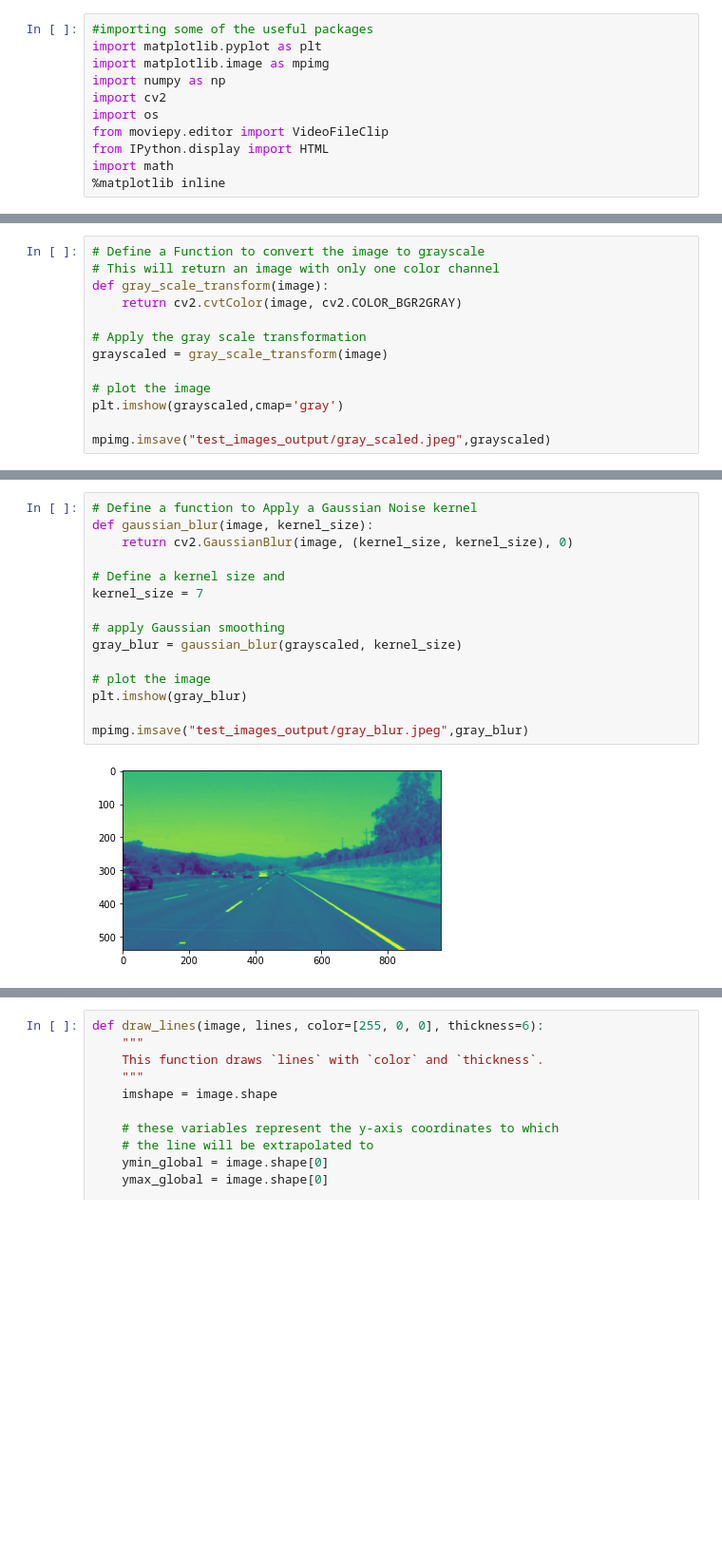
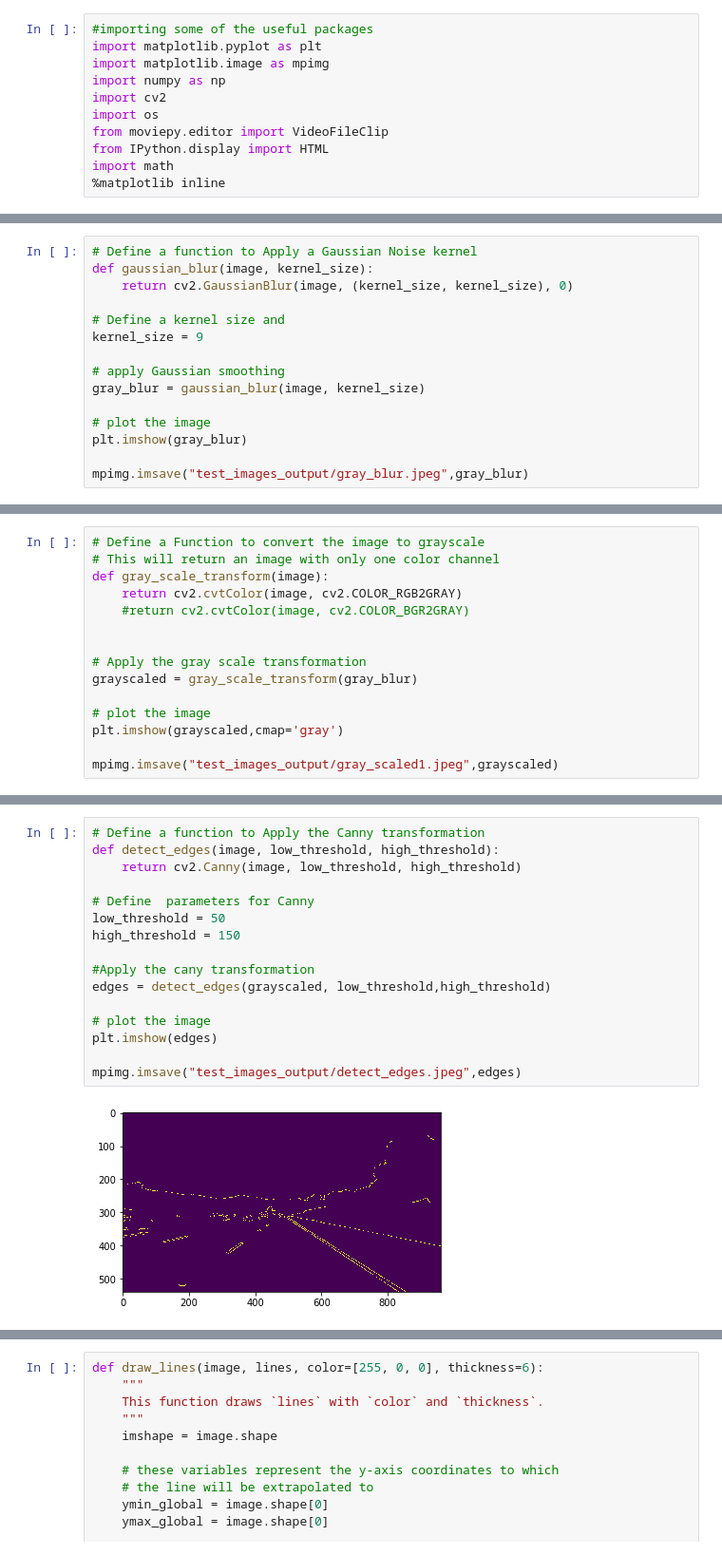
Before and after one commit to geekay2015/CarND-LaneLines-P1, a Jupyter notebook: MyP1.ipynb, the cells around one changed output, grey strips where cells are left out. Shown: that part at 95% size. Drawn from its saved outputs; the diff is of its cells as text; blank space fills up the shorter version.

Commit message:
added some more test images

```diff
--- a/MyP1.ipynb
+++ b/MyP1.ipynb
@@ -20,3 +21,18 @@ plt.imshow(image)
 This image is: <class 'numpy.ndarray'> with dimensions: (540, 960, 3)
 <matplotlib.image.AxesImage at 0x...>
 [figure]
+# %%
+# Define a function to Apply a Gaussian Noise kernel
+def gaussian_blur(image, kernel_size):
+    return cv2.GaussianBlur(image, (kernel_size, kernel_size), 0)
+
+# Define a kernel size and
+kernel_size = 9
+
+# apply Gaussian smoothing
+gray_blur = gaussian_blur(image, kernel_size)
+
+# plot the image
+plt.imshow(gray_blur)
+
+mpimg.imsave("test_images_output/gray_blur.jpeg",gray_blur)
@@ -24,13 +42,15 @@ This image is: <class 'numpy.ndarray'> with dimensions: (540, 960, 3)
 # Define a Function to convert the image to grayscale
 # This will return an image with only one color channel
 def gray_scale_transform(image):
-    return cv2.cvtColor(image, cv2.COLOR_BGR2GRAY)
+    return cv2.cvtColor(image, cv2.COLOR_RGB2GRAY)
+    #return cv2.cvtColor(image, cv2.COLOR_BGR2GRAY)
+
 
 # Apply the gray scale transformation
-grayscaled = gray_scale_transform(image)
+grayscaled = gray_scale_transform(gray_blur)
 
 # plot the image
 plt.imshow(grayscaled,cmap='gray')
 
-mpimg.imsave("test_images_output/gray_scaled.jpeg",grayscaled)
+mpimg.imsave("test_images_output/gray_scaled1.jpeg",grayscaled)
 # %% [output]
@@ -38,17 +58,18 @@ mpimg.imsave("test_images_output/gray_scaled.jpeg",grayscaled)
 # %%
-# Define a function to Apply a Gaussian Noise kernel
-def gaussian_blur(image, kernel_size):
-    return cv2.GaussianBlur(image, (kernel_size, kernel_size), 0)
+# Define a function to Apply the Canny transformation
+def detect_edges(image, low_threshold, high_threshold):
+    return cv2.Canny(image, low_threshold, high_threshold)
 
-# Define a kernel size and
-kernel_size = 7
+# Define  parameters for Canny
+low_threshold = 50
+high_threshold = 150
 
-# apply Gaussian smoothing
-gray_blur = gaussian_blur(grayscaled, kernel_size)
+#Apply the cany transformation
+edges = detect_edges(grayscaled, low_threshold,high_threshold)
 
 # plot the image
-plt.imshow(gray_blur)
+plt.imshow(edges)
 
-mpimg.imsave("test_images_output/gray_blur.jpeg",gray_blur)
+mpimg.imsave("test_images_output/detect_edges.jpeg",edges)
 # %% [output]
-[figure, old version]
+[figure, new version]
```
Also changed, not shown: parts of 5 cells of this notebook, 9 other files.
